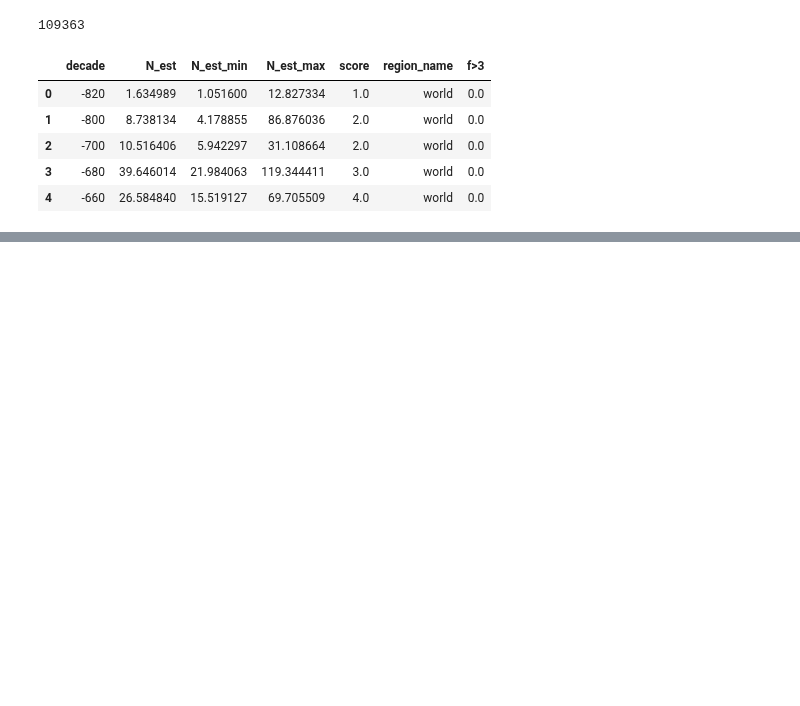
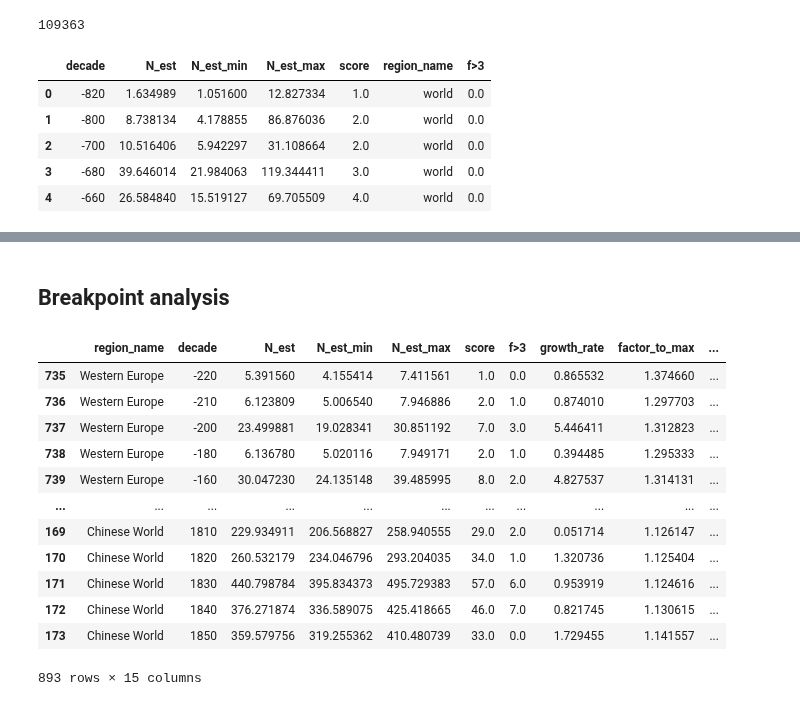
Before and after one commit to charlesdedampierre/cultura, a Jupyter notebook: 19 - run_index_growth_great_divergence.ipynb, the cells around one changed output, grey strips where cells are left out. Cells and saved outputs as stored; diff of their text form; code cells hidden in the pictures; blank space fills up the shorter version.

Commit message:
break up points

```diff
--- a/19 - run_index_growth_great_divergence.ipynb
+++ b/19 - run_index_growth_great_divergence.ipynb
@@ -430,0 +444,29 @@ list(set(df_cultura['region_name']))
+# %% [markdown]
+## Breakpoint analysis
+# %%
+
+# Calculate rolling metrics
+window_size = 2
+df['rolling_avg_growth'] = df.groupby('region_name')['growth_rate'].rolling(window_size).mean().reset_index(0, drop=True)
+df['rolling_volatility'] = df.groupby('region_name')['growth_rate'].rolling(window_size).std().reset_index(0, drop=True)
+
+# Detect potential breakpoints
+df['breakpoint'] = (
+    (df['rolling_avg_growth'] > 1) &  # Average growth exceeds threshold
+    (df['rolling_volatility'] < 1)   # Volatility below threshold
+).astype(int)
+df
+# %% [output]
+|  | region_name | decade | N_est | N_est_min | N_est_max | score | f>3 | growth_rate | factor_to_max | ... |
+| 735 | Western Europe | -220 | 5.391560 | 4.155414 | 7.411561 | 1.0 | 0.0 | 0.865532 | 1.374660 | ... |
+| 736 | Western Europe | -210 | 6.123809 | 5.006540 | 7.946886 | 2.0 | 1.0 | 0.874010 | 1.297703 | ... |
+| 737 | Western Europe | -200 | 23.499881 | 19.028341 | 30.851192 | 7.0 | 3.0 | 5.446411 | 1.312823 | ... |
+| 738 | Western Europe | -180 | 6.136780 | 5.020116 | 7.949171 | 2.0 | 1.0 | 0.394485 | 1.295333 | ... |
+| 739 | Western Europe | -160 | 30.047230 | 24.135148 | 39.485995 | 8.0 | 2.0 | 4.827537 | 1.314131 | ... |
+| ... | ... | ... | ... | ... | ... | ... | ... | ... | ... | ... |
+| 169 | Chinese World | 1810 | 229.934911 | 206.568827 | 258.940555 | 29.0 | 2.0 | 0.051714 | 1.126147 | ... |
+| 170 | Chinese World | 1820 | 260.532179 | 234.046796 | 293.204035 | 34.0 | 1.0 | 1.320736 | 1.125404 | ... |
+| 171 | Chinese World | 1830 | 440.798784 | 395.834373 | 495.729383 | 57.0 | 6.0 | 0.953919 | 1.124616 | ... |
+| 172 | Chinese World | 1840 | 376.271874 | 336.589075 | 425.418665 | 46.0 | 7.0 | 0.821745 | 1.130615 | ... |
+| 173 | Chinese World | 1850 | 359.579756 | 319.255362 | 410.480739 | 33.0 | 0.0 | 1.729455 | 1.141557 | ... |
+893 rows × 15 columns
```
Also changed, not shown: parts of 17 cells of this notebook.
